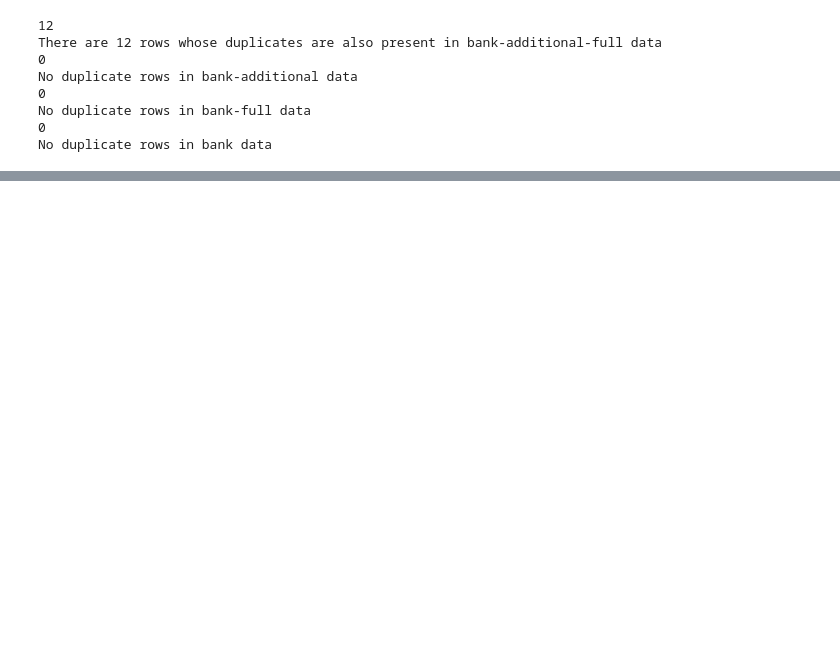
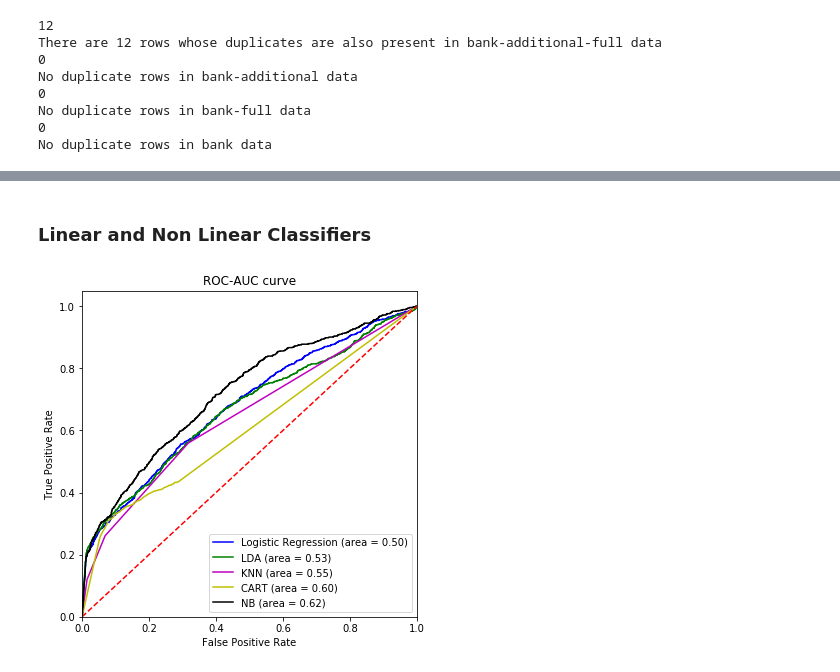
Before and after one commit to Vatsal-2414/Bank-Marketing-Campaign-DSEnthusiasts2021, a Jupyter notebook: Week12_Model_Selection_and_Model_Building_Vatsal_Mandalia.ipynb, the cells around one changed output, grey strips where cells are left out. Saved outputs shown, nothing was run; the diff lists cells and outputs as text; code cells hidden in the pictures; blank space fills up the shorter version.

```diff
--- a/Week12_Model_Selection_and_Model_Building_Vatsal_Mandalia.ipynb
+++ b/Week12_Model_Selection_and_Model_Building_Vatsal_Mandalia.ipynb
@@ -113,6 +117,6 @@ X = bk_add_full.drop('y', axis = 1, inplace = False)
 # Storing the numeric and categorical variable names
 numeric_types = list(bk_add_full.select_dtypes(include = ['int64', 'float64']).columns)
 # print(numeric_types)
-categorical_types = list(X.select_dtypes(include = ['object']).columns)
+categorical_types = list(bk_add_full.select_dtypes(include = ['object']).columns)
 print(categorical_types)
 # %% [output]
@@ -120,5 +135,7 @@ print(categorical_types)
 # %%
 # Label Encoder
+# Machine Learning Algorithms accept only numeric features. So Label Encoder allows to convert the categorical
+# features to convert to numeric.
 le = LabelEncoder()
-for feature in categorical_types:
+for feature in only_features:
     X[feature] = le.fit_transform(X[feature])
@@ -125,6 +147,7 @@ for feature in categorical_types:
 # %%
+# Applying Label Encoder to the target variable
 le_y = LabelEncoder()
-y = le.fit_transform(bk_add_full_copy['y'])
+y = le_y.fit_transform(y)
 print(y)
 # %% [output]
 [0 0 0 ... 0 1 0]
@@ -132,9 +154,3 @@ print(y)
 # %%
 # Train and test split
-X_train, X_test, y_train, y_test = train_test_split(X, y, test_size = 0.1, random_state = 100)
-
-# Initiating the regressor
-logreg = LogisticRegression()
-
-# Fitting the model on the training data
-logreg.fit(X_train, y_train)
+X_train, X_test, y_train, y_test = train_test_split(X, y, test_size = 0.2, random_state = 100)
@@ -184,0 +157,50 @@ ROC_AUC score =  0.5958928613877862
+# %% [markdown]
+<h3><b>Linear and Non Linear Classifiers</b></h3>
+# %%
+# Models list
+models = [('Logistic Regression', LogisticRegression()), ('Linear Discriminant Analysis', LinearDiscriminantAnalysis()), \
+         ('K Nearest Neighbors', KNeighborsClassifier()), ('Decision Tree Classifier', DecisionTreeClassifier()), \
+         ('Naive Bayes Classifier', GaussianNB())]
+
+names = []
+roc_scores = []
+fpr = []
+tpr = []
+thresholds = []
+
+for name, model in models:
+    model.fit(X_train, y_train)
+
+    pred = model.predict(X_test)
+
+    # ROC scores
+    score = roc_auc_score(y_test, pred)
+    roc_scores.append(score)
+
+    # fpr, tpr, threshold
+    f, t, th = roc_curve(y_test, model.predict_proba(X_test)[:,1])
+    fpr.append(f)
+    tpr.append(t)
+    thresholds.append(th)
+
+    # name of the models
+    names.append(name)
+
+# Plotting the roc curves
+plt.figure(figsize = (6,6))
+plt.plot(fpr[0], tpr[0], 'b-', label = 'Logistic Regression (area = %0.2f)' % roc_scores[0])
+plt.plot(fpr[1], tpr[1], 'g-', label = 'LDA (area = %0.2f)' % roc_scores[1])
+plt.plot(fpr[2], tpr[2], 'm-', label = 'KNN (area = %0.2f)' % roc_scores[2])
+plt.plot(fpr[3], tpr[3], 'y-', label = 'CART (area = %0.2f)' % roc_scores[3])
+plt.plot(fpr[4], tpr[4], 'k-', label = 'NB (area = %0.2f)' % roc_scores[4])
+plt.plot([0, 1], [0, 1],'r--')
+plt.xlim([0.0, 1.0])
+plt.ylim([0.0, 1.05])
+plt.xlabel('False Positive Rate')
+plt.ylabel('True Positive Rate')
+plt.title('ROC-AUC curve')
+plt.legend(loc="lower right")
+plt.savefig('ROC_curves.png')
+plt.show()
+# %% [output]
+[figure, added]
```
Also changed, not shown: parts of 13 cells of this notebook.
